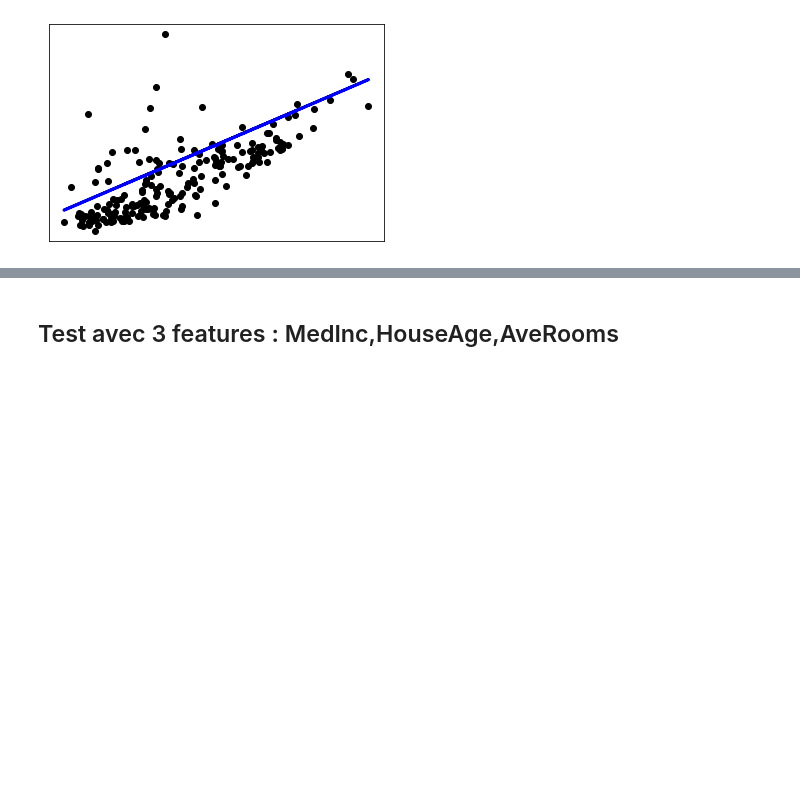
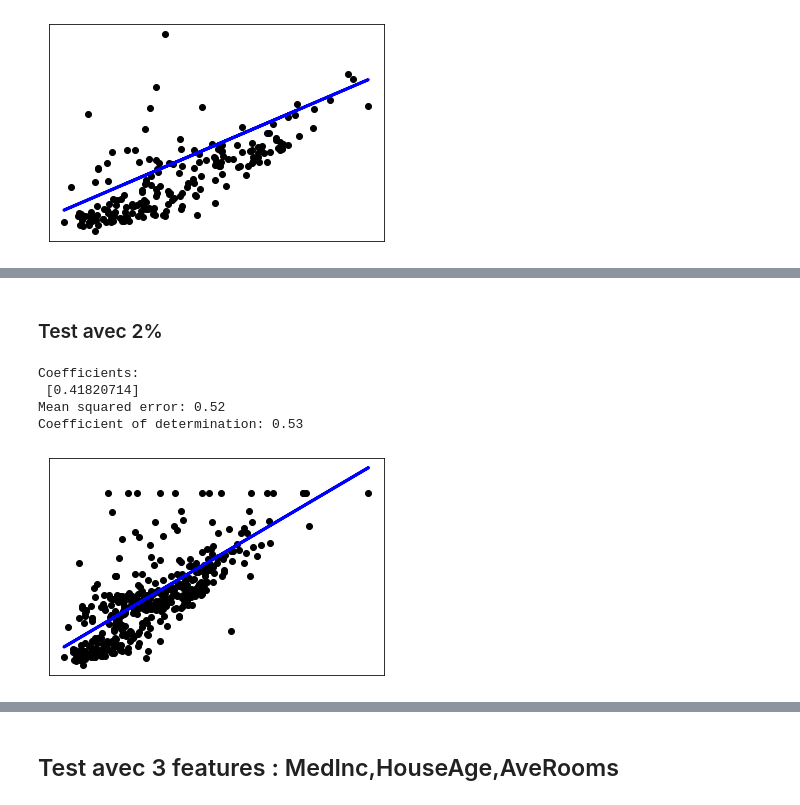
Before and after one commit to lilifull/Brief-8-, a Jupyter notebook: Problematique_2.ipynb, the cells around one changed output, grey strips where cells are left out. Cells and saved outputs as stored; diff of their text form; code cells hidden in the pictures; blank space fills up the shorter version.

```diff
--- a/Problematique_2.ipynb
+++ b/Problematique_2.ipynb
@@ -200,0 +264,37 @@ Coefficient of determination: 0.53
+# %% [markdown]
+### Test avec 2%
+# %%
+# Split data
+X_train, X_test, y_train, y_test = train_test_split(
+    MedInc_X, Target_y, test_size=0.02, shuffle=False
+)
+
+# Create linear regression object
+regr = linear_model.LinearRegression()
+
+# Train the model using the training sets
+regr.fit(X_train, y_train)
+# Make predictions using the testing set
+y_pred = regr.predict(X_test)
+
+# The coefficients
+print("Coefficients: \n", regr.coef_)
+# The mean squared error
+print("Mean squared error: %.2f" % mean_squared_error(y_test, y_pred))
+# The coefficient of determination: 1 is perfect prediction
+print("Coefficient of determination: %.2f" % r2_score(y_test, y_pred))
+
+# Plot outputs
+plt.scatter(X_test, y_test, color="black")
+plt.plot(X_test, y_pred, color="blue", linewidth=3)
+
+plt.xticks(())
+plt.yticks(())
+
+plt.show()
+# %% [output]
+Coefficients:
+ [0.41820714]
+Mean squared error: 0.52
+Coefficient of determination: 0.53
+[figure, added]
```
Also changed, not shown: parts of 30 cells of this notebook, 3 other files.
